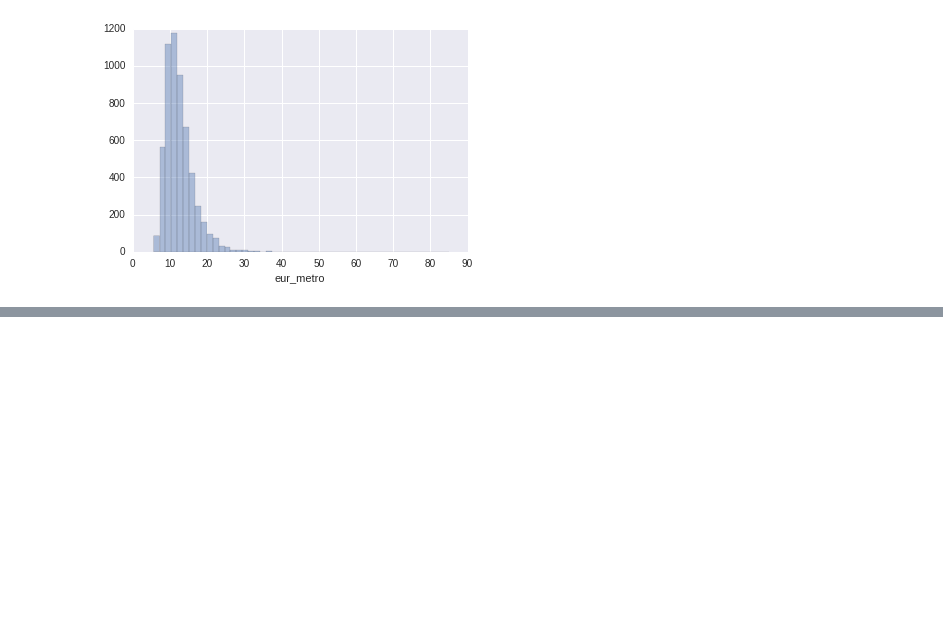
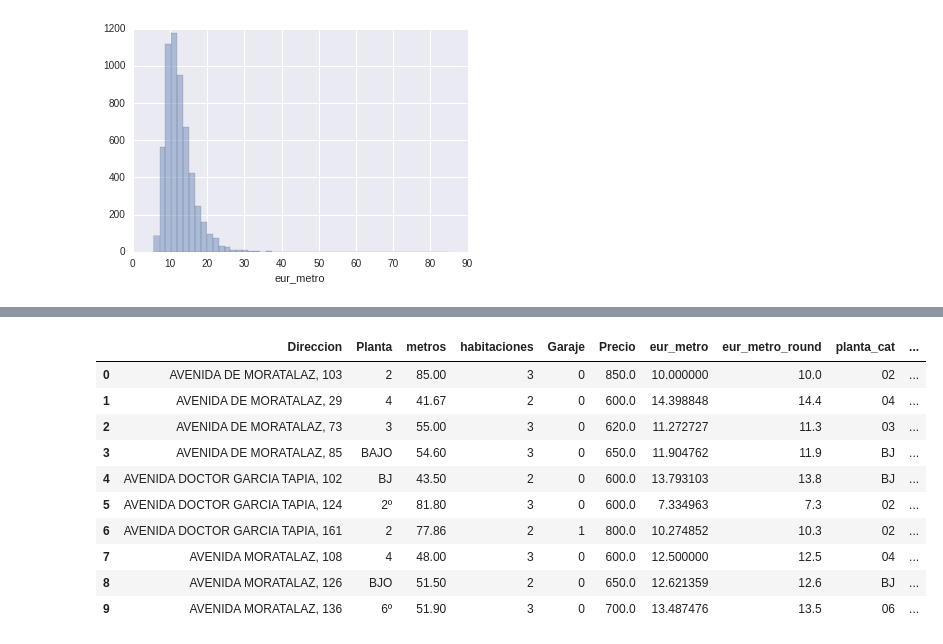
Before and after one commit to manuelmaestre/Proyecto_MDS, a Jupyter notebook: code/raw/02_Procesar_datos_IVIMA.ipynb, the cells around one changed output, grey strips where cells are left out. Saved outputs shown, nothing was run; the diff lists cells and outputs as text; code cells hidden in the pictures; blank space fills up the shorter version.

```diff
--- a/code/raw/02_Procesar_datos_IVIMA.ipynb
+++ b/code/raw/02_Procesar_datos_IVIMA.ipynb
@@ -144,0 +409,2 @@ planta_ivima.to_clipboard()
+# %%
+numeros_no_guion.drop('numero', axis=1, inplace=True)
@@ -144,0 +413,20 @@ planta_ivima.to_clipboard()
+# %%
+rawdata = pd.concat([rawdata, pd.concat([num_bis_guion, numeros_no_guion])], axis=1)
+# %%
+rawdata.loc[rawdata['num_pol'].isnull(), 'num_pol'] = rawdata['numero']
+# %%
+rawdata.loc[rawdata['letra'].isnull(), 'letra'] = ''
+# %%
+rawdata.head(10)
+# %% [output]
+|  | Direccion | Planta | metros | habitaciones | Garaje | Precio | eur_metro | eur_metro_round | planta_cat | ... |
+| 0 | AVENIDA DE MORATALAZ, 103 | 2 | 85.00 | 3 | 0 | 850.0 | 10.000000 | 10.0 | 02 | ... |
+| 1 | AVENIDA DE MORATALAZ, 29 | 4 | 41.67 | 2 | 0 | 600.0 | 14.398848 | 14.4 | 04 | ... |
+| 2 | AVENIDA DE MORATALAZ, 73 | 3 | 55.00 | 3 | 0 | 620.0 | 11.272727 | 11.3 | 03 | ... |
+| 3 | AVENIDA DE MORATALAZ, 85 | BAJO | 54.60 | 3 | 0 | 650.0 | 11.904762 | 11.9 | BJ | ... |
+| 4 | AVENIDA DOCTOR GARCIA TAPIA, 102 | BJ | 43.50 | 2 | 0 | 600.0 | 13.793103 | 13.8 | BJ | ... |
+| 5 | AVENIDA DOCTOR GARCIA TAPIA, 124 | 2º | 81.80 | 3 | 0 | 600.0 | 7.334963 | 7.3 | 02 | ... |
+| 6 | AVENIDA DOCTOR GARCIA TAPIA, 161 | 2 | 77.86 | 2 | 1 | 800.0 | 10.274852 | 10.3 | 02 | ... |
+| 7 | AVENIDA MORATALAZ, 108 | 4 | 48.00 | 3 | 0 | 600.0 | 12.500000 | 12.5 | 04 | ... |
+| 8 | AVENIDA MORATALAZ, 126 | BJO | 51.50 | 2 | 0 | 650.0 | 12.621359 | 12.6 | BJ | ... |
+| 9 | AVENIDA MORATALAZ, 136 | 6º | 51.90 | 3 | 0 | 700.0 | 13.487476 | 13.5 | 06 | ... |
```
Also changed, not shown: parts of 74 cells of this notebook.
